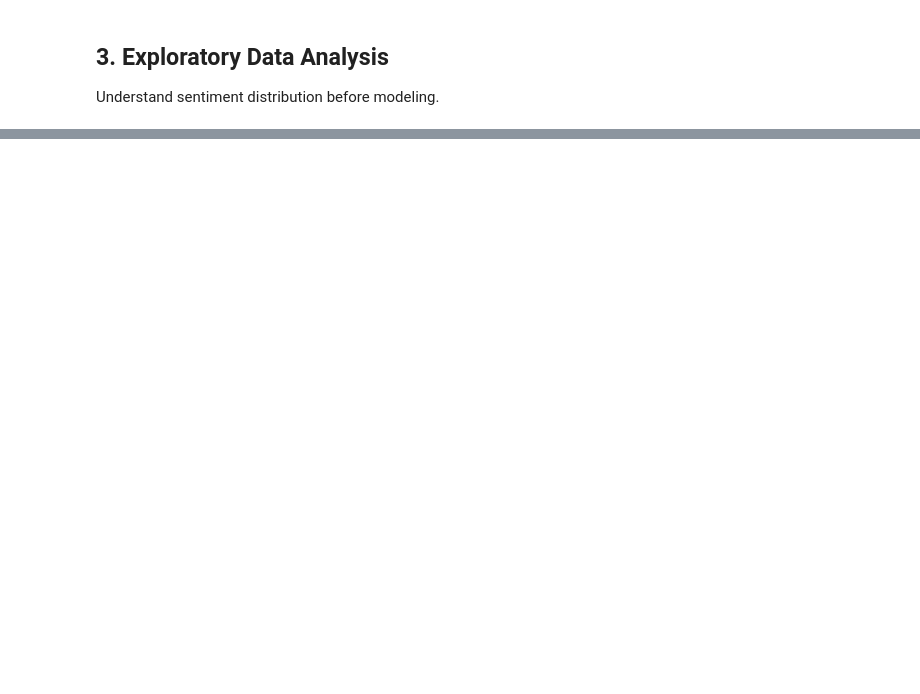
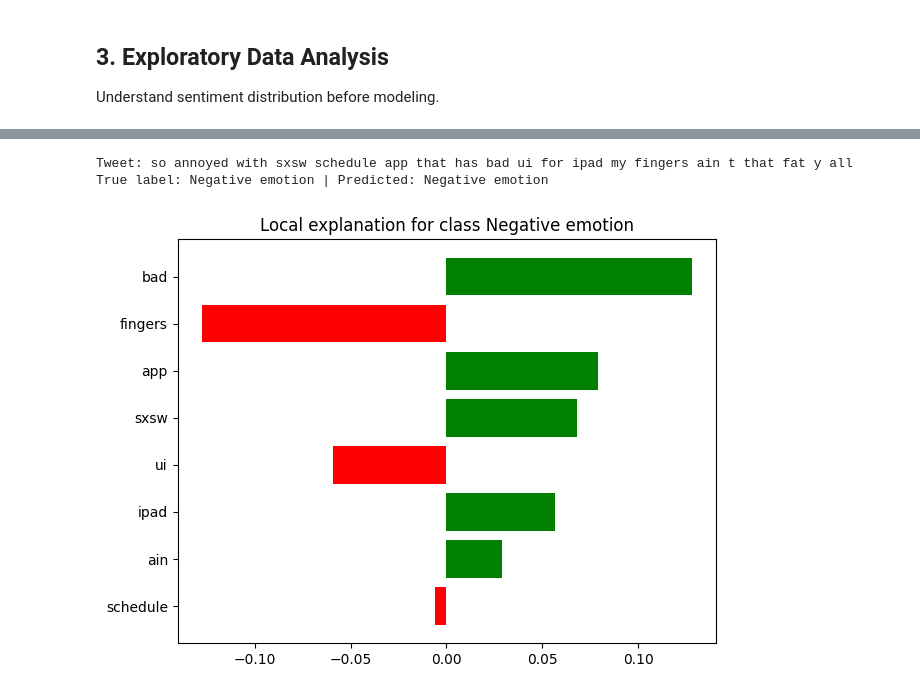
Before and after one commit to Chirry254/phase4-nlp-twitter-sentiment-analysis, a Jupyter notebook: notebooks/phase4_project.ipynb, the cells around one changed output, grey strips where cells are left out. Drawn from its saved outputs; the diff is of its cells as text; code cells hidden in the pictures; blank space fills up the shorter version.

```diff
--- a/notebooks/phase4_project.ipynb
+++ b/notebooks/phase4_project.ipynb
@@ -161,0 +141,9 @@ Create slides covering:
+# %%
+df_clean = df.dropna(subset=['tweet_text']).copy()
+df_clean = df_clean[df_clean[target_col] != "I can't tell"].copy()
+
+df_clean['clean_text'] = df_clean['tweet_text'].apply(clean_text)
+
+print(f"Rows before cleaning: {len(df)}")
+print(f"Rows after cleaning:  {len(df_clean)}")
+df_clean[['tweet_text', 'clean_text', target_col]].head()
@@ -161,0 +336,24 @@ Create slides covering:
+# %%
+from lime.lime_text import LimeTextExplainer
+
+class_names = lr.classes_
+explainer = LimeTextExplainer(class_names=class_names)
+
+# Pick an example negative-emotion tweet from the test set
+sample_idx = y_test[y_test == 'Negative emotion'].index[0]
+sample_text = X_test.loc[sample_idx]
+true_label = y_test.loc[sample_idx]
+pred_label = lr.predict([sample_text])[0]
+
+print(f"Tweet: {sample_text}")
+print(f"True label: {true_label} | Predicted: {pred_label}")
+
+exp = explainer.explain_instance(sample_text, lr.predict_proba, num_features=8, labels=[list(class_names).index(pred_label)])
+fig = exp.as_pyplot_figure(label=list(class_names).index(pred_label))
+plt.tight_layout()
+plt.savefig('../images/lime_explanation.png', dpi=120)
+plt.show()
+# %% [output]
+Tweet: so annoyed with sxsw schedule app that has bad ui for ipad my fingers ain t that fat y all
+True label: Negative emotion | Predicted: Negative emotion
+[figure, added]
```
Also changed, not shown: parts of 62 cells of this notebook, 10 other files.
